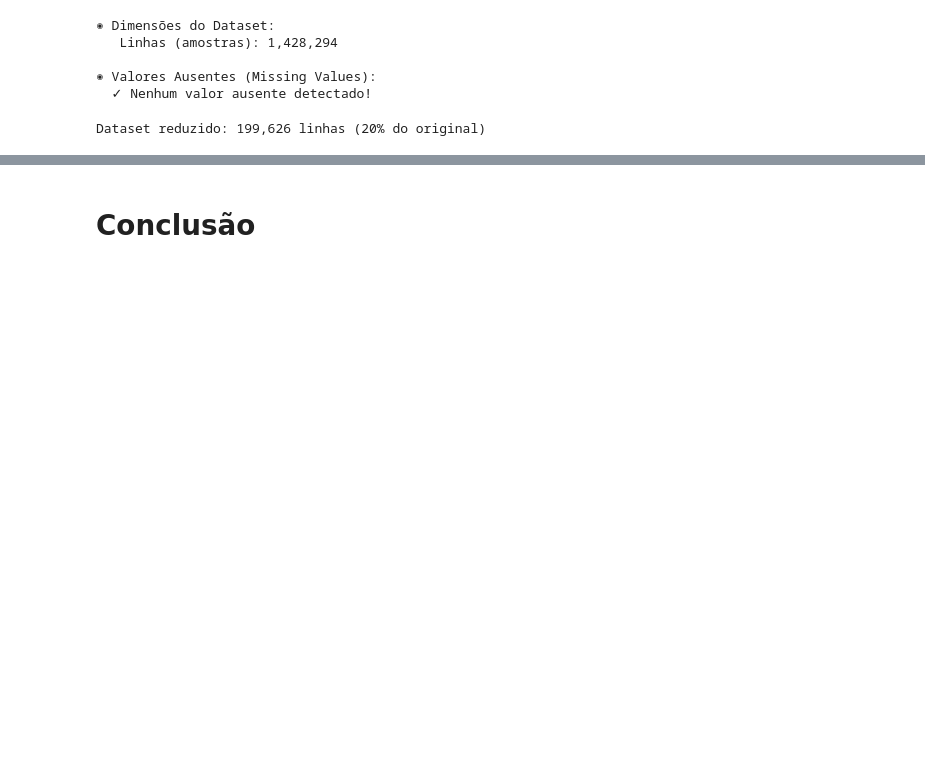
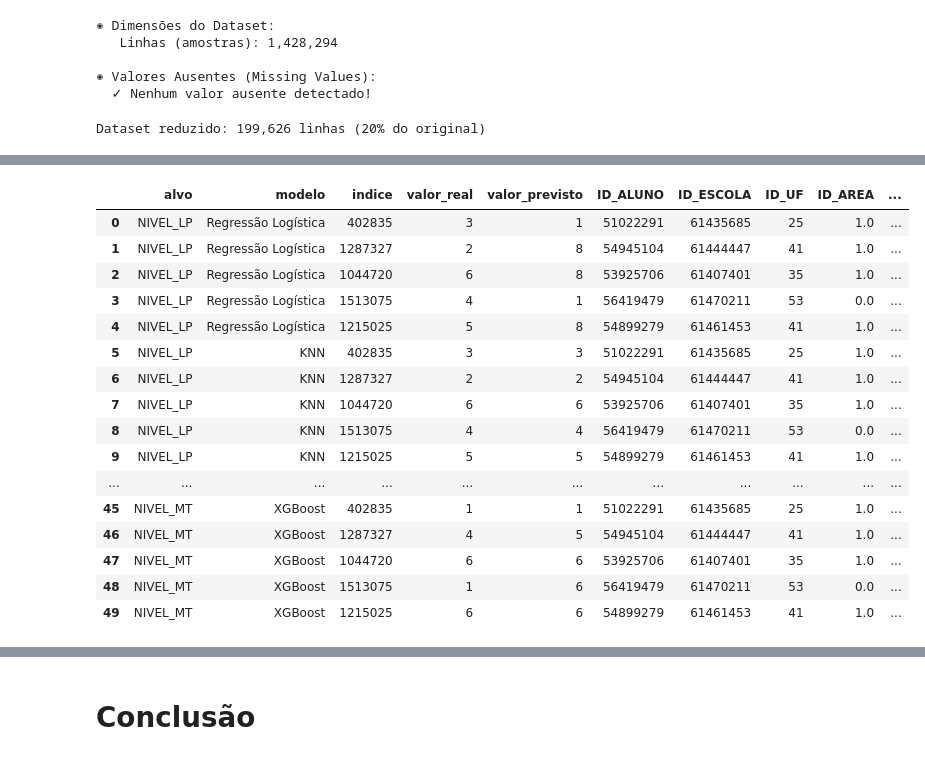
Before and after one commit to acarolls/projeto_IML, a Jupyter notebook: NotebookFinal.ipynb, the cells around one changed output, grey strips where cells are left out. Cells and saved outputs as stored; diff of their text form; code cells hidden in the pictures; blank space fills up the shorter version.

```diff
--- a/NotebookFinal.ipynb
+++ b/NotebookFinal.ipynb
@@ -2308,0 +1969,61 @@ TX_RESP_Q02      0.012242
+# %%
+amostras_inferencia = df_modelagem.sample(
+    n=min(5, len(df_modelagem)),
+    random_state=42,
+).copy()
+
+colunas_contexto = [
+    coluna
+    for coluna in ["ID_ALUNO", "ID_ESCOLA", "ID_UF", "ID_AREA", "IN_PUBLICA"]
+    if coluna in amostras_inferencia.columns
+]
+
+linhas_inferencia = []
+
+for alvo, resultados_alvo in resultados.items():
+    for nome_modelo, resultado in resultados_alvo.items():
+        pipeline = resultado.pipeline
+        predicoes = pipeline.predict(amostras_inferencia)
+
+        probabilidades = None
+        if hasattr(pipeline, "predict_proba"):
+            probabilidades = pipeline.predict_proba(amostras_inferencia)
+
+        for posicao, indice in enumerate(amostras_inferencia.index):
+            linha = {
+                "alvo": alvo,
+                "modelo": nome_modelo,
+                "indice": indice,
+                "valor_real": amostras_inferencia.loc[indice, alvo],
+                "valor_previsto": predicoes[posicao],
+            }
+
+            for coluna in colunas_contexto:
+                linha[coluna] = amostras_inferencia.loc[indice, coluna]
+
+            if probabilidades is not None:
+                linha["probabilidade_maxima"] = float(probabilidades[posicao].max())
+                linha["classe_mais_provavel"] = pipeline.classes_[probabilidades[posicao].argmax()]
+
+            linhas_inferencia.append(linha)
+
+inferencias_exemplo = pd.DataFrame(linhas_inferencia)
+inferencias_exemplo
+# %% [output]
+|  | alvo | modelo | indice | valor_real | valor_previsto | ID_ALUNO | ID_ESCOLA | ID_UF | ID_AREA | ... |
+| 0 | NIVEL_LP | Regressão Logística | 402835 | 3 | 1 | 51022291 | 61435685 | 25 | 1.0 | ... |
+| 1 | NIVEL_LP | Regressão Logística | 1287327 | 2 | 8 | 54945104 | 61444447 | 41 | 1.0 | ... |
+| 2 | NIVEL_LP | Regressão Logística | 1044720 | 6 | 8 | 53925706 | 61407401 | 35 | 1.0 | ... |
+| 3 | NIVEL_LP | Regressão Logística | 1513075 | 4 | 1 | 56419479 | 61470211 | 53 | 0.0 | ... |
+| 4 | NIVEL_LP | Regressão Logística | 1215025 | 5 | 8 | 54899279 | 61461453 | 41 | 1.0 | ... |
+| 5 | NIVEL_LP | KNN | 402835 | 3 | 3 | 51022291 | 61435685 | 25 | 1.0 | ... |
+| 6 | NIVEL_LP | KNN | 1287327 | 2 | 2 | 54945104 | 61444447 | 41 | 1.0 | ... |
+| 7 | NIVEL_LP | KNN | 1044720 | 6 | 6 | 53925706 | 61407401 | 35 | 1.0 | ... |
+| 8 | NIVEL_LP | KNN | 1513075 | 4 | 4 | 56419479 | 61470211 | 53 | 0.0 | ... |
+| 9 | NIVEL_LP | KNN | 1215025 | 5 | 5 | 54899279 | 61461453 | 41 | 1.0 | ... |
+| ... | ... | ... | ... | ... | ... | ... | ... | ... | ... | ... |
+| 45 | NIVEL_MT | XGBoost | 402835 | 1 | 1 | 51022291 | 61435685 | 25 | 1.0 | ... |
+| 46 | NIVEL_MT | XGBoost | 1287327 | 4 | 5 | 54945104 | 61444447 | 41 | 1.0 | ... |
+| 47 | NIVEL_MT | XGBoost | 1044720 | 6 | 6 | 53925706 | 61407401 | 35 | 1.0 | ... |
+| 48 | NIVEL_MT | XGBoost | 1513075 | 1 | 6 | 56419479 | 61470211 | 53 | 0.0 | ... |
+| 49 | NIVEL_MT | XGBoost | 1215025 | 6 | 6 | 54899279 | 61461453 | 41 | 1.0 | ... |
```
Also changed, not shown: parts of 36 cells of this notebook, 3 other files.
